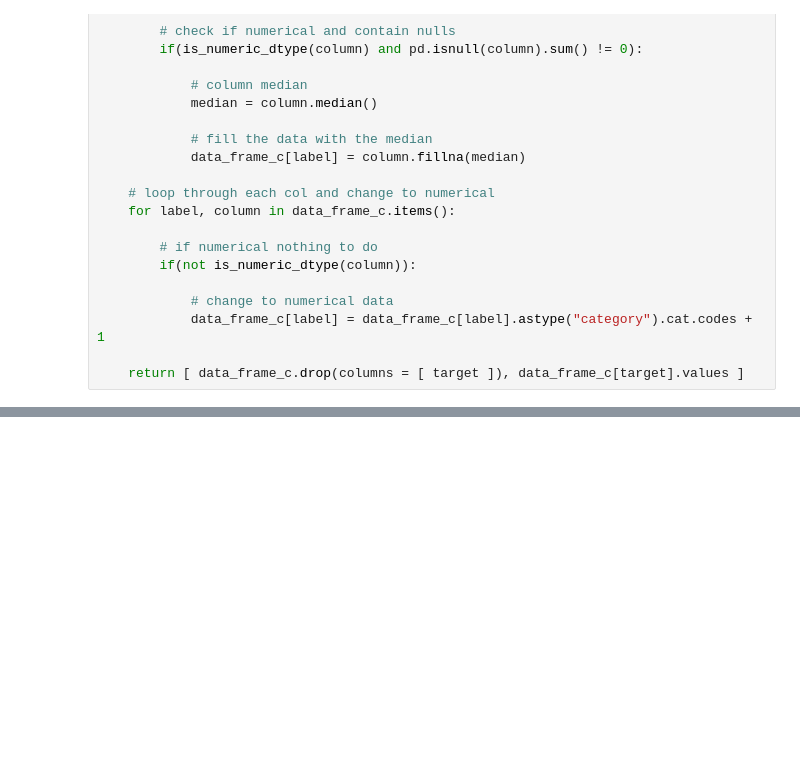
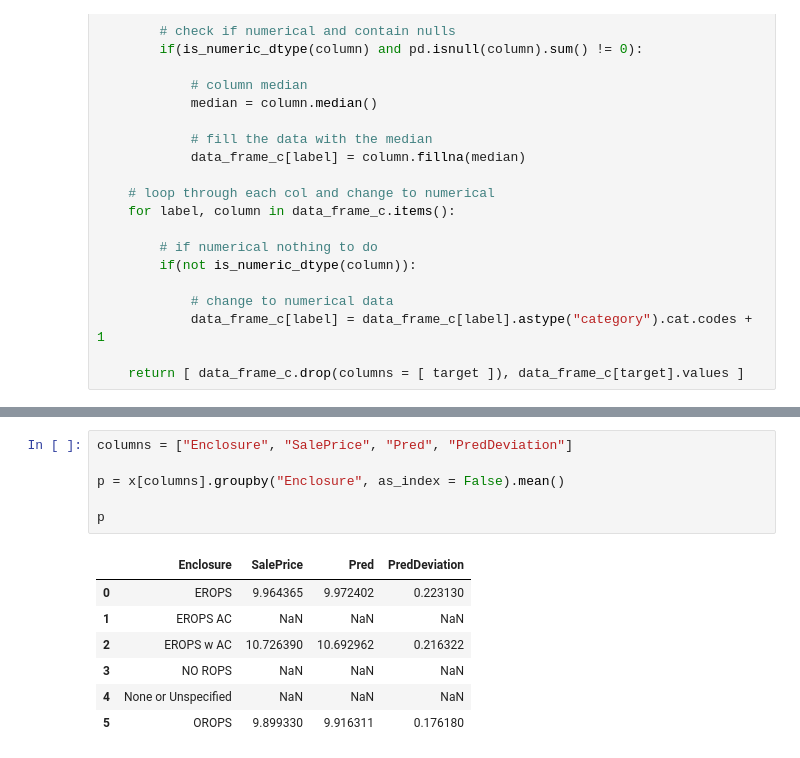
Before and after one commit to DomainFlag/DataScienceNotes, a Jupyter notebook: auction_sale_price/auction_sale_price.ipynb, the cells around one changed output, grey strips where cells are left out. Saved outputs shown, nothing was run; the diff lists cells and outputs as text; blank space fills up the shorter version.

```diff
--- a/auction_sale_price/auction_sale_price.ipynb
+++ b/auction_sale_price/auction_sale_price.ipynb
@@ -178,0 +209,14 @@ Training coef - 0.9555833984930092       Validation coef - 0.9033450381266753
+# %%
+columns = ["Enclosure", "SalePrice", "Pred", "PredDeviation"]
+
+p = x[columns].groupby("Enclosure", as_index = False).mean()
+
+p
+# %% [output]
+|  | Enclosure | SalePrice | Pred | PredDeviation |
+| 0 | EROPS | 9.964365 | 9.972402 | 0.223130 |
+| 1 | EROPS AC | NaN | NaN | NaN |
+| 2 | EROPS w AC | 10.726390 | 10.692962 | 0.216322 |
+| 3 | NO ROPS | NaN | NaN | NaN |
+| 4 | None or Unspecified | NaN | NaN | NaN |
+| 5 | OROPS | 9.899330 | 9.916311 | 0.176180 |
```
Also changed, not shown: parts of 52 cells of this notebook.
